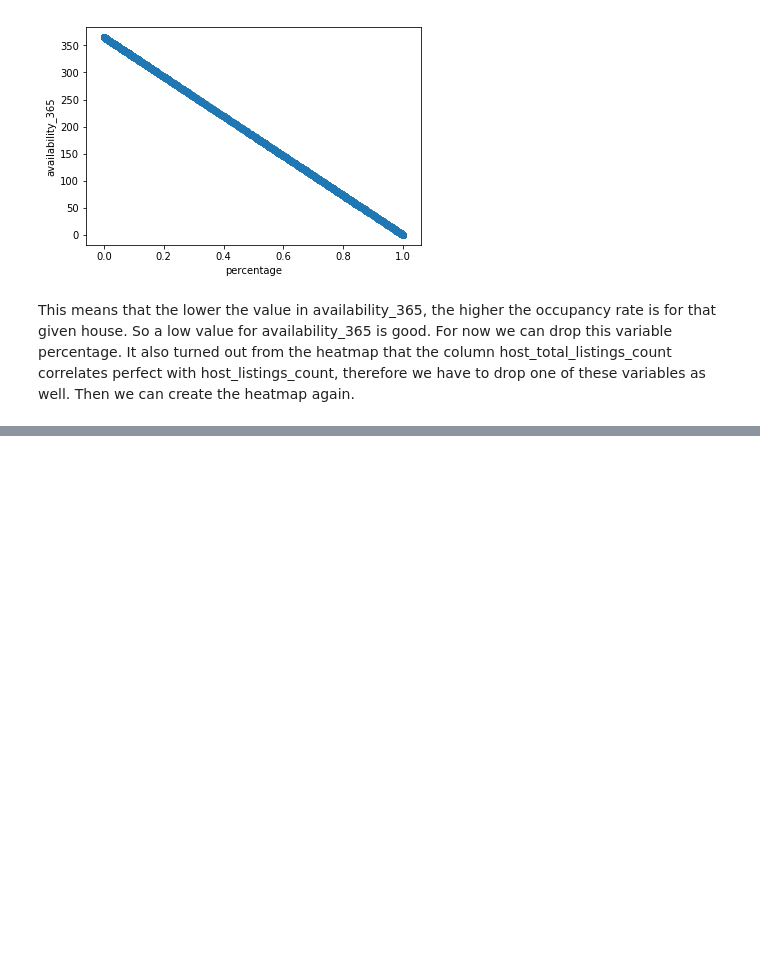
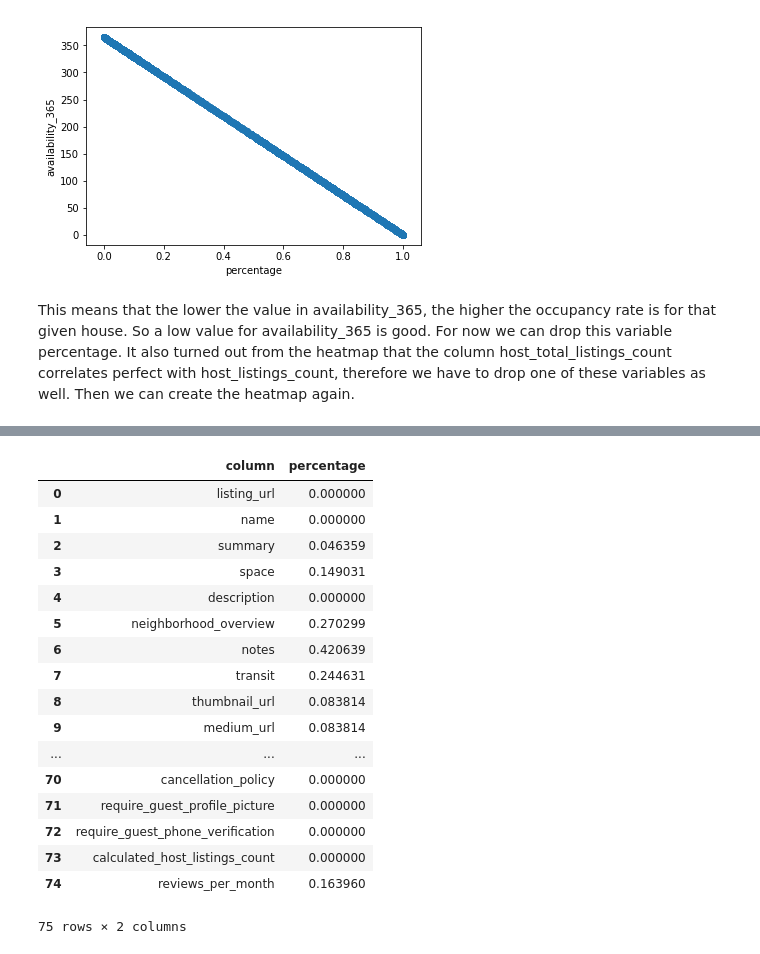
Before and after one commit to FrankTub/Airbnb-bookings, a Jupyter notebook: seattle_airbnb.ipynb, the cells around one changed output, grey strips where cells are left out. Drawn from its saved outputs; the diff is of its cells as text; code cells hidden in the pictures; blank space fills up the shorter version.

```diff
--- a/seattle_airbnb.ipynb
+++ b/seattle_airbnb.ipynb
@@ -186,5 +162,26 @@ data.shape
 # %%
 sf = data.isnull().mean()
 missing_data = pd.DataFrame({'column':sf.index, 'percentage':sf.values})
+# %%
+missing_data
+# %% [output]
+|  | column | percentage |
+| 0 | listing_url | 0.000000 |
+| 1 | name | 0.000000 |
+| 2 | summary | 0.046359 |
+| 3 | space | 0.149031 |
+| 4 | description | 0.000000 |
+| 5 | neighborhood_overview | 0.270299 |
+| 6 | notes | 0.420639 |
+| 7 | transit | 0.244631 |
+| 8 | thumbnail_url | 0.083814 |
+| 9 | medium_url | 0.083814 |
+| ... | ... | ... |
+| 70 | cancellation_policy | 0.000000 |
+| 71 | require_guest_profile_picture | 0.000000 |
+| 72 | require_guest_phone_verification | 0.000000 |
+| 73 | calculated_host_listings_count | 0.000000 |
+| 74 | reviews_per_month | 0.163960 |
+75 rows × 2 columns
 # %%
 data.groupby(['cancellation_policy']).mean()[['availability_30', 'availability_60', 'availability_90', 'availability_365']].reset_index()
```
Also changed, not shown: parts of 14 cells of this notebook.
